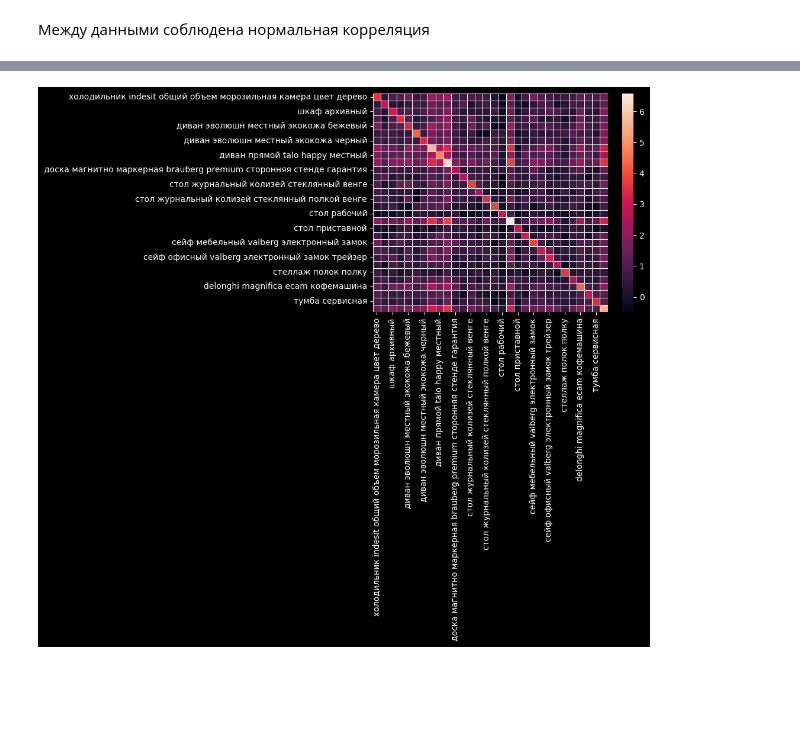
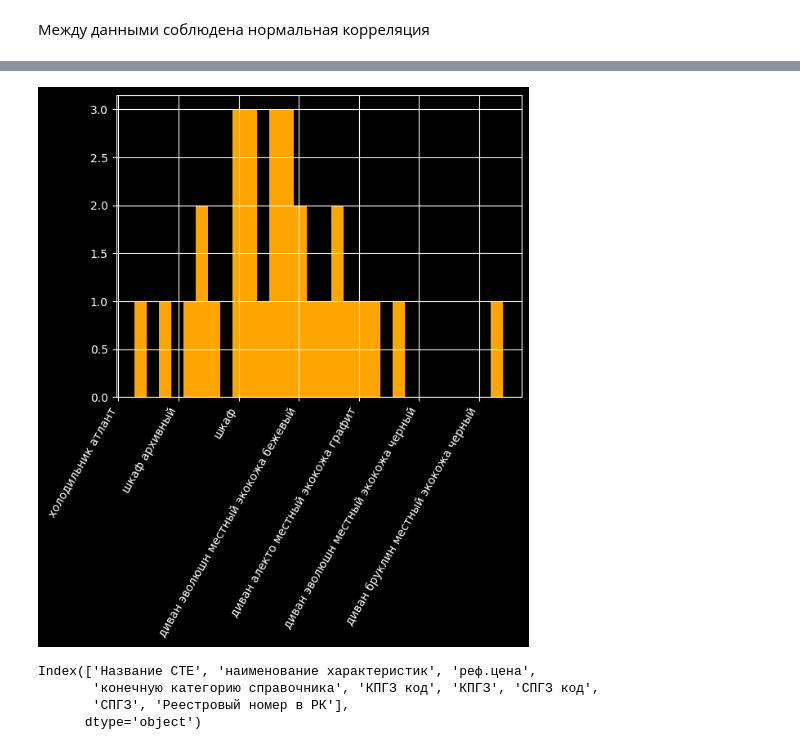
Before and after one commit to Asdergh/LDTProject, a Jupyter notebook: data_analization.ipynb, the cells around one changed output, grey strips where cells are left out. Drawn from its saved outputs; the diff is of its cells as text; code cells hidden in the pictures; blank space fills up the shorter version.

```diff
--- a/data_analization.ipynb
+++ b/data_analization.ipynb
@@ -936,7 +880,7 @@ def show_stat(data_to_analize, graph_type):
         heatmap_df = pd.DataFrame(data=heatmap,
                                   index=data_to_analize[1],
                                   columns=columns)
-        sb.heatmap(heatmap_df, cmap="magma", linewidth=.5)
+        sb.heatmap(heatmap_df, cmap="twilight", linewidth=.5)
 
     elif graph_type == "corr":
 
@@ -944,8 +888,8 @@ def show_stat(data_to_analize, graph_type):
         corr_heatmap_df = pd.DataFrame(data=corr_heatmap,
                                        index=data_to_analize[1],
                                        columns=data_to_analize[1])
-        sb.heatmap(corr_heatmap_df, linewidth=.5)
+        sb.heatmap(corr_heatmap_df, linewidth=.5, cmap="twilight")
 # %%
 data_to_analize = (test_dataset_tensor, test_dataset_ste)
-show_stat(data_to_analize, graph_type="corr")
+show_stat(data_to_analize, graph_type="hist")
 # %% [output]
@@ -953 +898 @@ show_stat(data_to_analize, graph_type="corr")
-[figure, old version]
+[figure, new version]
@@ -955,0 +899,7 @@ def formulate_final_json():
+# %%
+print(cll_dataframe.columns)
+# %% [output]
+Index(['Название СТЕ', 'наименование характеристик', 'реф.цена',
+       'конечную категорию справочника', 'КПГЗ код', 'КПГЗ', 'СПГЗ код',
+       'СПГЗ', 'Реестровый номер в РК'],
+      dtype='object')
```
Also changed, not shown: parts of 18 cells of this notebook, 7 other files.
